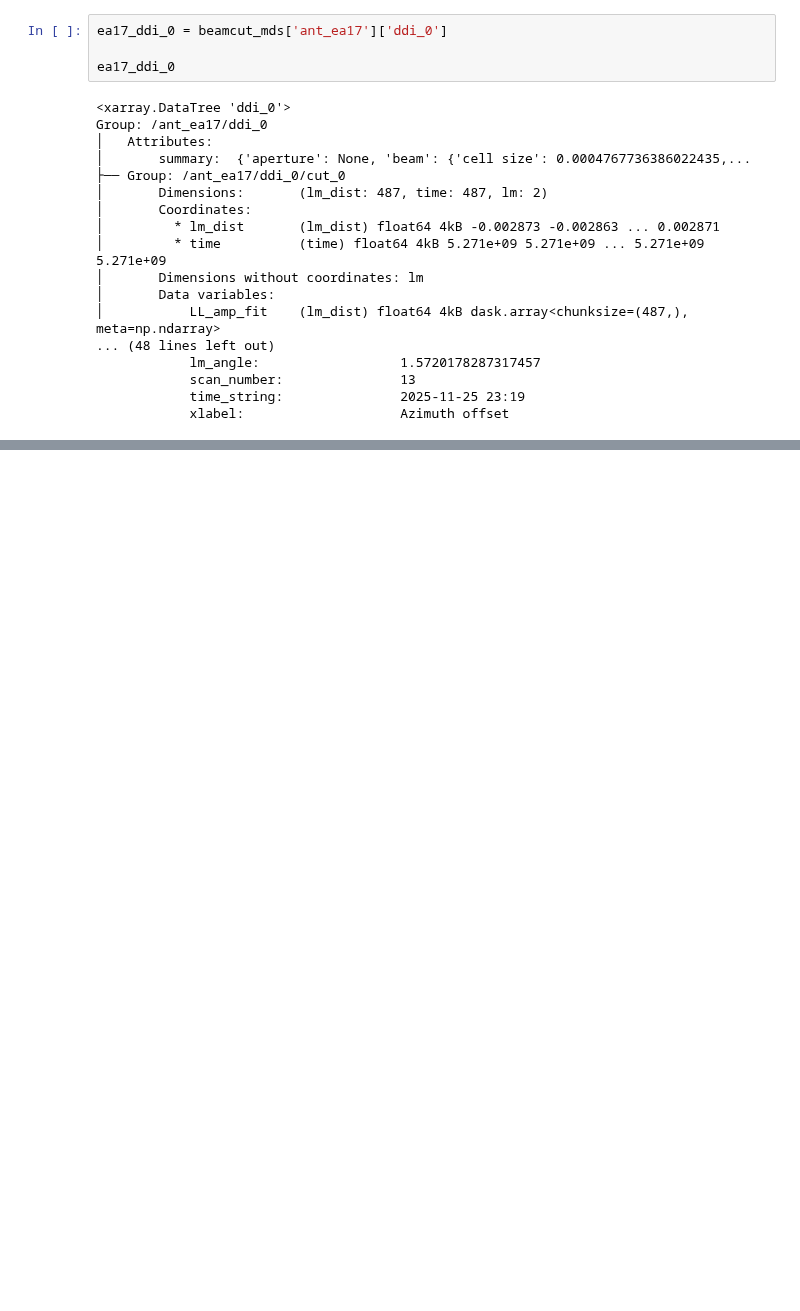
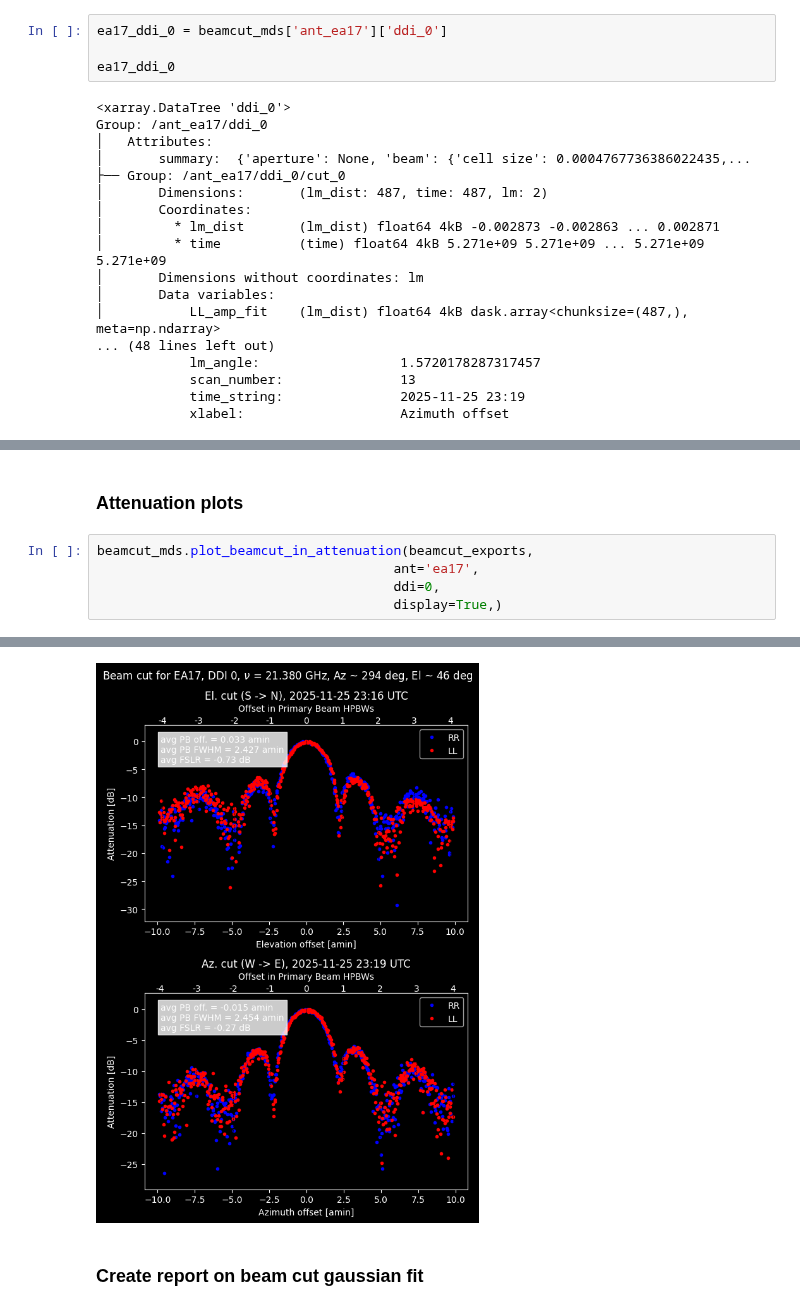
Before and after one commit to nrao/astrohack, a Jupyter notebook: docs/beamcut_tutorial.ipynb, the cells around one changed output, grey strips where cells are left out. Saved outputs shown, nothing was run; the diff lists cells and outputs as text; blank space fills up the shorter version.

```diff
--- a/docs/beamcut_tutorial.ipynb
+++ b/docs/beamcut_tutorial.ipynb
@@ -171,0 +191,8 @@ Group: /ant_ea17/ddi_0
+# %% [markdown]
+### Attenuation plots
+# %%
+beamcut_mds.plot_beamcut_in_attenuation(beamcut_exports,
+                                      ant='ea17',
+                                      ddi=0,
+                                      display=True,)
+# %% [output]
@@ -171,0 +200,3 @@ Group: /ant_ea17/ddi_0
+[figure, added]
+# %% [markdown]
+### Create report on beam cut gaussian fit
```
Also changed, not shown: parts of 9 cells of this notebook.
